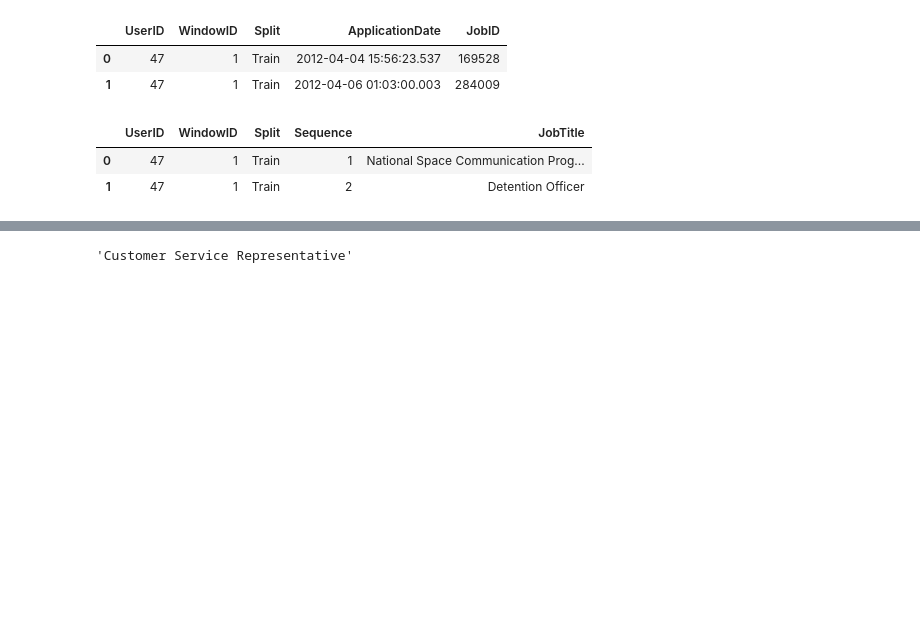
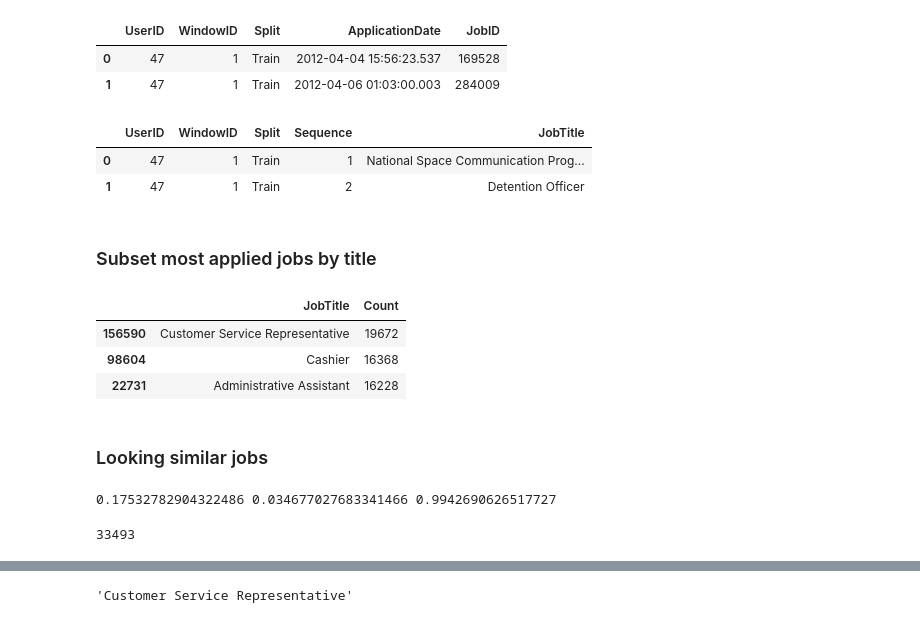
Before and after one commit to wiflore/Jobs_Recommender, a Jupyter notebook: Jobs Recommender.ipynb, the cells around one changed output, grey strips where cells are left out. Drawn from its saved outputs; the diff is of its cells as text; code cells hidden in the pictures; blank space fills up the shorter version.

```diff
--- a/Jobs Recommender.ipynb
+++ b/Jobs Recommender.ipynb
@@ -287,3 +287,41 @@ user_history.head(2)
 |  | UserID | WindowID | Split | Sequence | JobTitle |
 | 0 | 47 | 1 | Train | 1 | National Space Communication Prog... |
 | 1 | 47 | 1 | Train | 2 | Detention Officer |
+# %% [markdown]
+### Subset most applied jobs by title
+# %%
+top_50_by_history = user_history.groupby(
+    ['JobTitle']).size().reset_index(
+    name='Count').sort_values('Count', ascending=False).head(top)
+top_50_by_history.head(3)
+# %% [output]
+|  | JobTitle | Count |
+| 156590 | Customer Service Representative | 19672 |
+| 98604 | Cashier | 16368 |
+| 22731 | Administrative Assistant | 16228 |
+# %% [markdown]
+### Looking similar jobs
+# %%
+current_app_intercep = np.intersect1d(users.UserID.unique(), apps.UserID.unique())
+historical_app_intercep = np.intersect1d(users.UserID.unique(), user_history.UserID.unique())
+total_users = users.UserID.unique()
+with_info =  set(current_app_intercep.tolist() + historical_app_intercep.tolist())
+
+current_app = 1-len(current_app_intercep )/len(total_users )
+historical_app = 1-len(historical_app_intercep)/ len(total_users )
+cold_star_p = len(with_info)/len(total_users )
+
+print(current_app_cold_star, historical_app_cold_star, cold_star_p)
+# %% [output]
+0.17532782904322486 0.034677027683341466 0.9942690626517727
+# %%
+len(jobs.Title.unique())
+len(top_50_by_history.JobTitle)
+jobs.groupby(
+    ['Title']).size().reset_index(
+    name='Count').sort_values('Count', ascending=False).head(10000).Count.sum()
+#10000 is almost the 100%
+
+#Take the top 10 by top 1000
+# %% [output]
+33493
```
Also changed, not shown: parts of 20 cells of this notebook.
